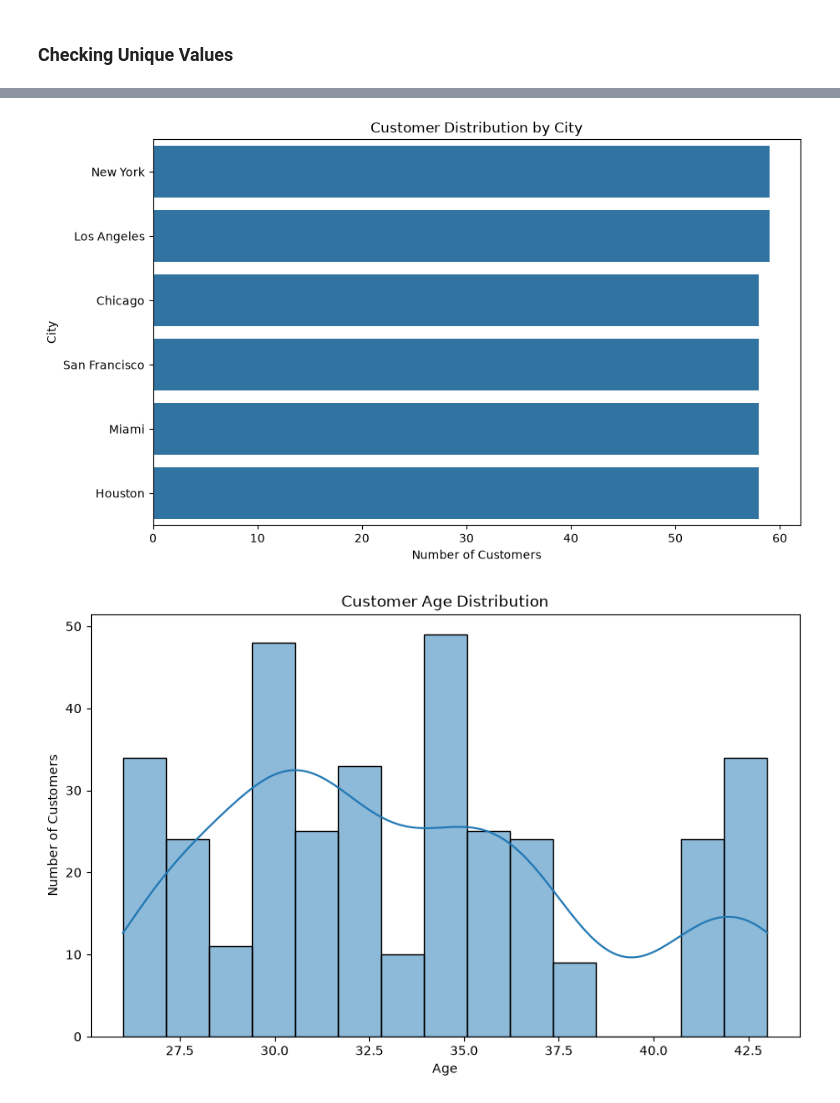
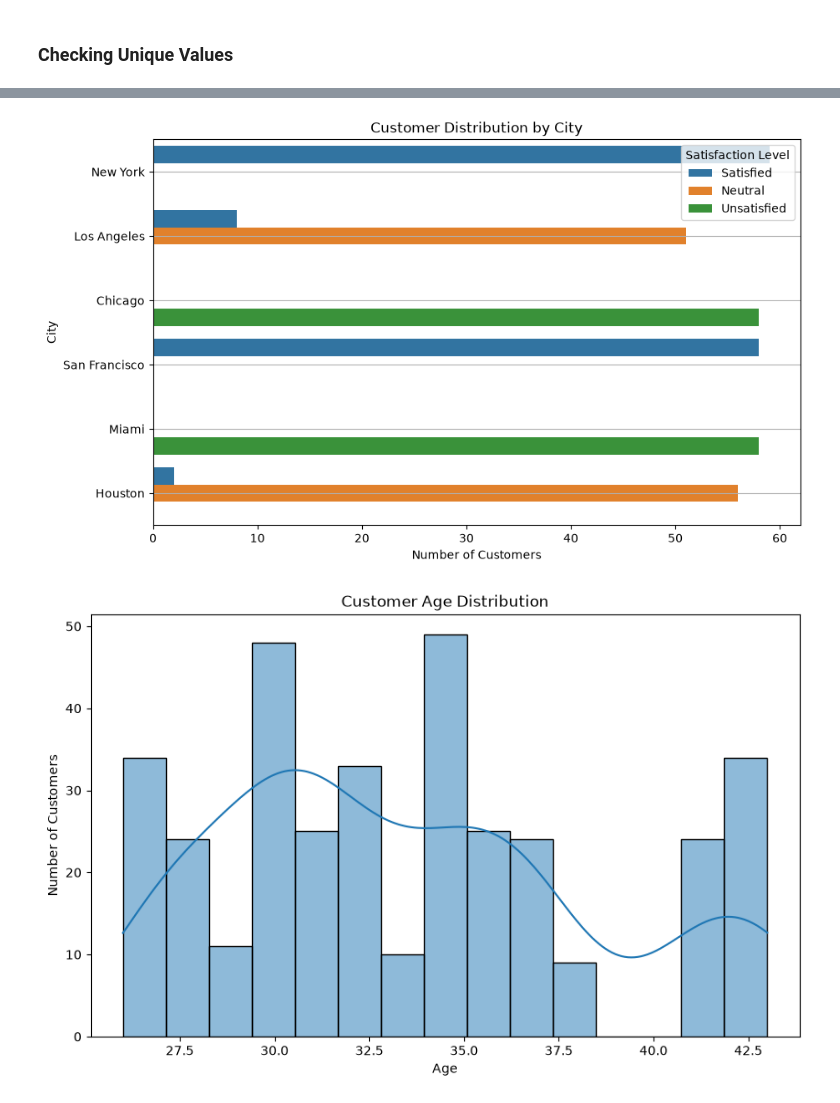
Before and after one commit to muneeb112233/Data_Analysis, a Jupyter notebook: CustomerSatisfaction/anaysis.ipynb, the cells around one changed output, grey strips where cells are left out. Cells and saved outputs as stored; diff of their text form; code cells hidden in the pictures.

```diff
--- a/CustomerSatisfaction/anaysis.ipynb
+++ b/CustomerSatisfaction/anaysis.ipynb
@@ -202,19 +203,20 @@ plt.show()
 # %%
 plt.figure(figsize=(10, 6))
 
 sns.countplot(
     data=df,
     y="City",
+    hue="Satisfaction Level",
     order=df["City"].value_counts().index
 )
 
 plt.title("Customer Distribution by City")
 plt.xlabel("Number of Customers")
 plt.ylabel("City")
-
+plt.grid(axis="y")
 plt.show()
 # %% [output]
-[figure, old version]
+[figure, new version]
 # %%
 plt.figure(figsize=(10, 6))
 
```
Also changed, not shown: parts of 5 cells of this notebook, 11 other files.
